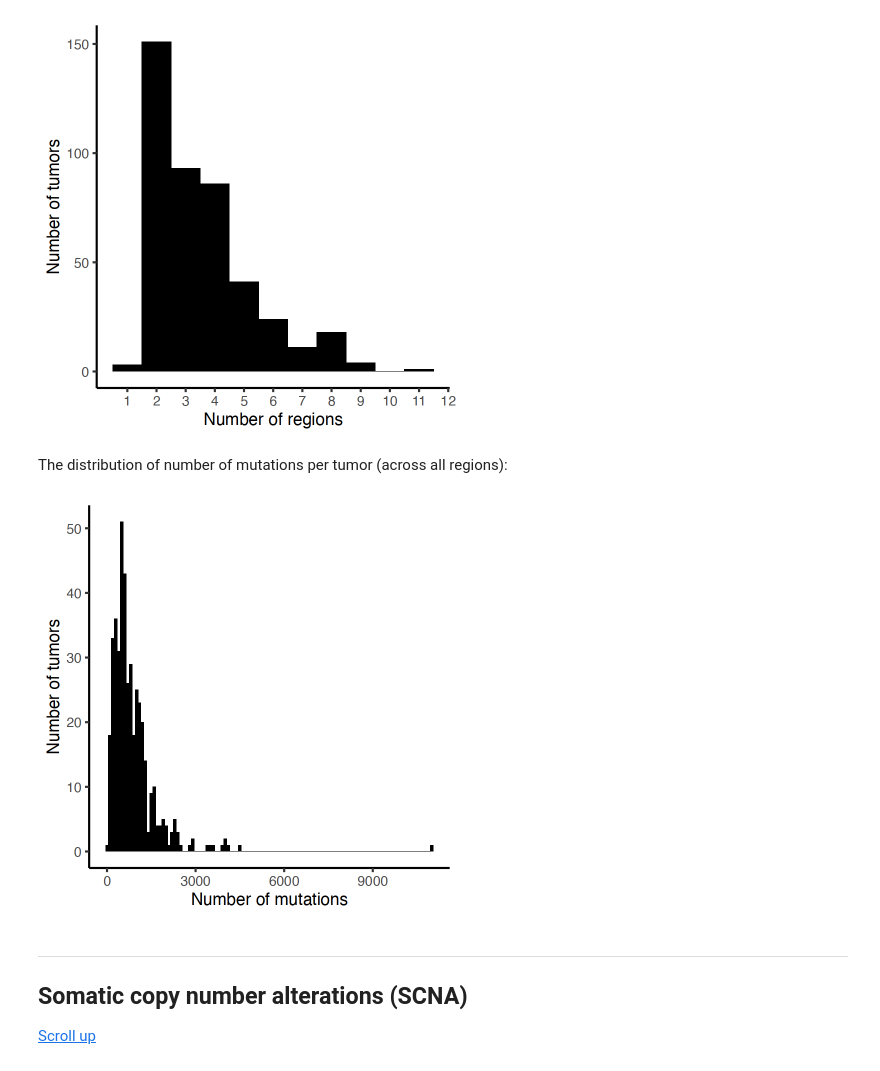
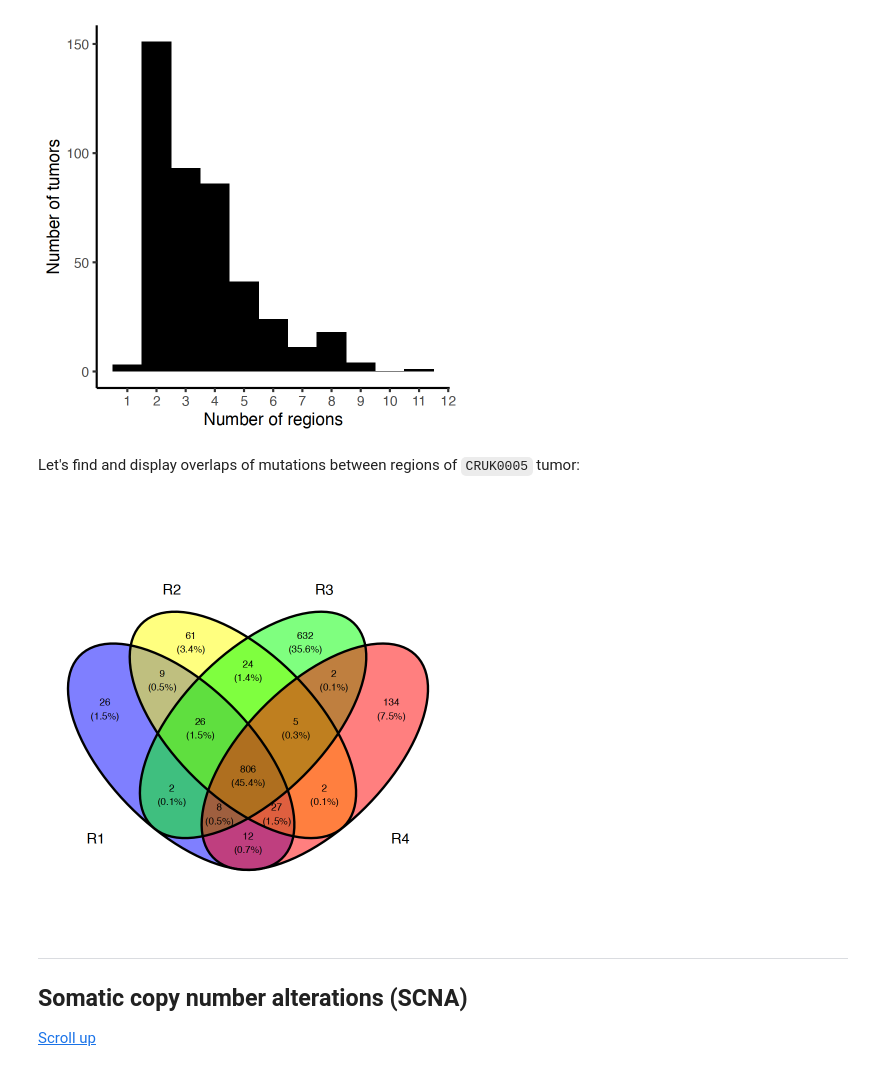
Before and after one commit to McGranahanLab/LCCE_workshop_2023, a Jupyter notebook: columns_description.ipynb, the cells around one changed output. Cells and saved outputs as stored; diff of their text form; code cells hidden in the pictures.

```diff
--- a/columns_description.ipynb
+++ b/columns_description.ipynb
@@ -413,21 +551,19 @@ ggplot(n_regions_per_tumor, aes(x = n_regions)) +
        theme_classic(base_size = 20)
 # %% [output]
 [figure]
-# %% [markdown]
-The distribution of number of mutations per tumor (across all regions):
-# %%
-n_muts_per_tumor = as.data.table(mut_table_region)
-n_muts_per_tumor = n_muts_per_tumor[,.(length(unique(mutation_id))),
-                                    by = tumour_id]
-setnames(n_muts_per_tumor, 'V1', 'n_muts')
-
-ggplot(n_muts_per_tumor, aes(x = n_muts)) +
-       geom_histogram(binwidth = 100, fill = 'black') +
-       xlab('Number of mutations') +
-       ylab('Number of tumors') +
-       theme_classic(base_size = 20)
-# %% [output]
-[figure, removed]
+# %% [markdown]
+Let's find and display overlaps of mutations between regions of `CRUK0005` tumor:
+# %%
+cruk0005_mutations = mut_table_region[mut_table_region$tumour_id == 'CRUK0005', ]
+cruk0005_mutations = cruk0005_mutations[cruk0005_mutations$Is.present.region == T, ]
+cruk0005_mutations = cruk0005_mutations[, c('RegionID', 'mutation_id')]
+regions <- unique(cruk0005_mutations$RegionID)
+cruk0005_mutations = lapply(regions,
+                            function(x) cruk0005_mutations[cruk0005_mutations$RegionID == x, ]$mutation_id)
+names(cruk0005_mutations) <- gsub('.*:', '', regions)
+ggvenn(cruk0005_mutations)
+# %% [output]
+[figure, added]
 # %% [markdown]
 --------------------------------------------------------------------------------
 
```
Also changed, not shown: parts of 24 cells of this notebook.
